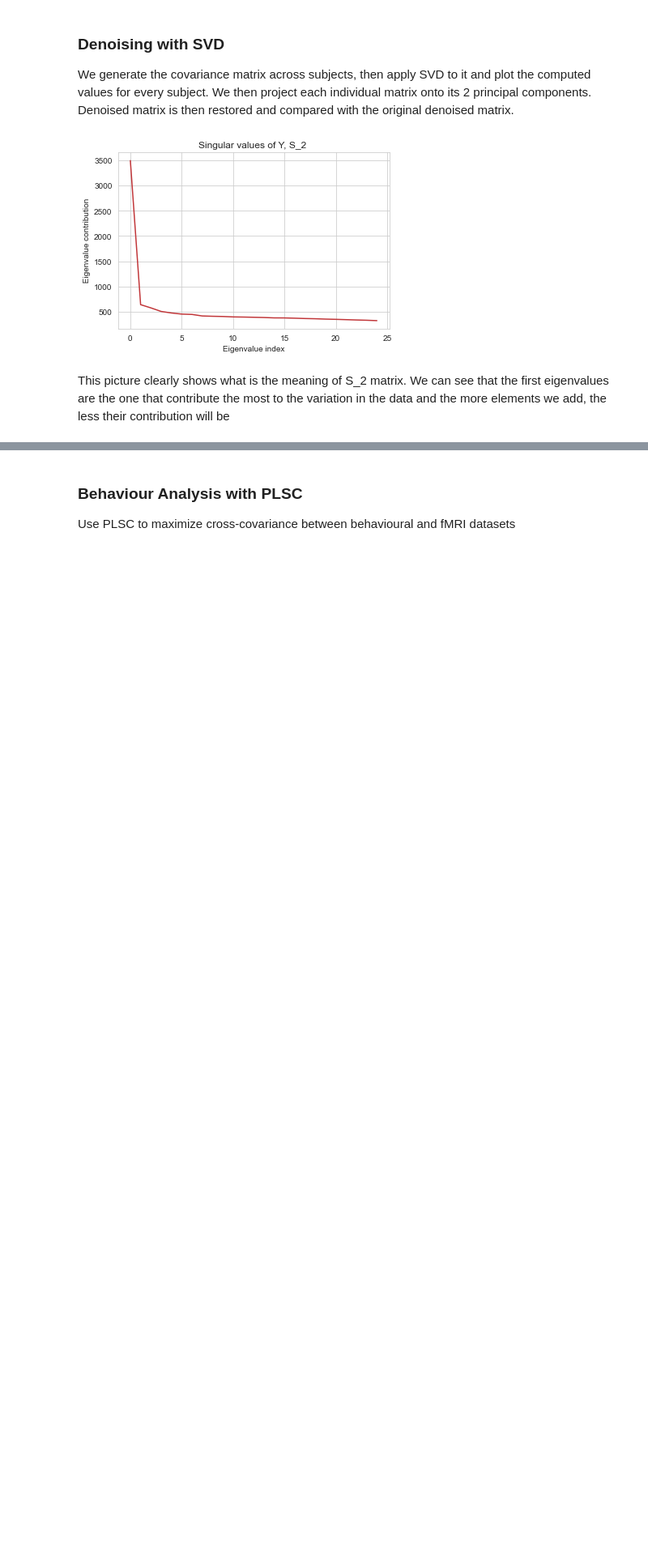
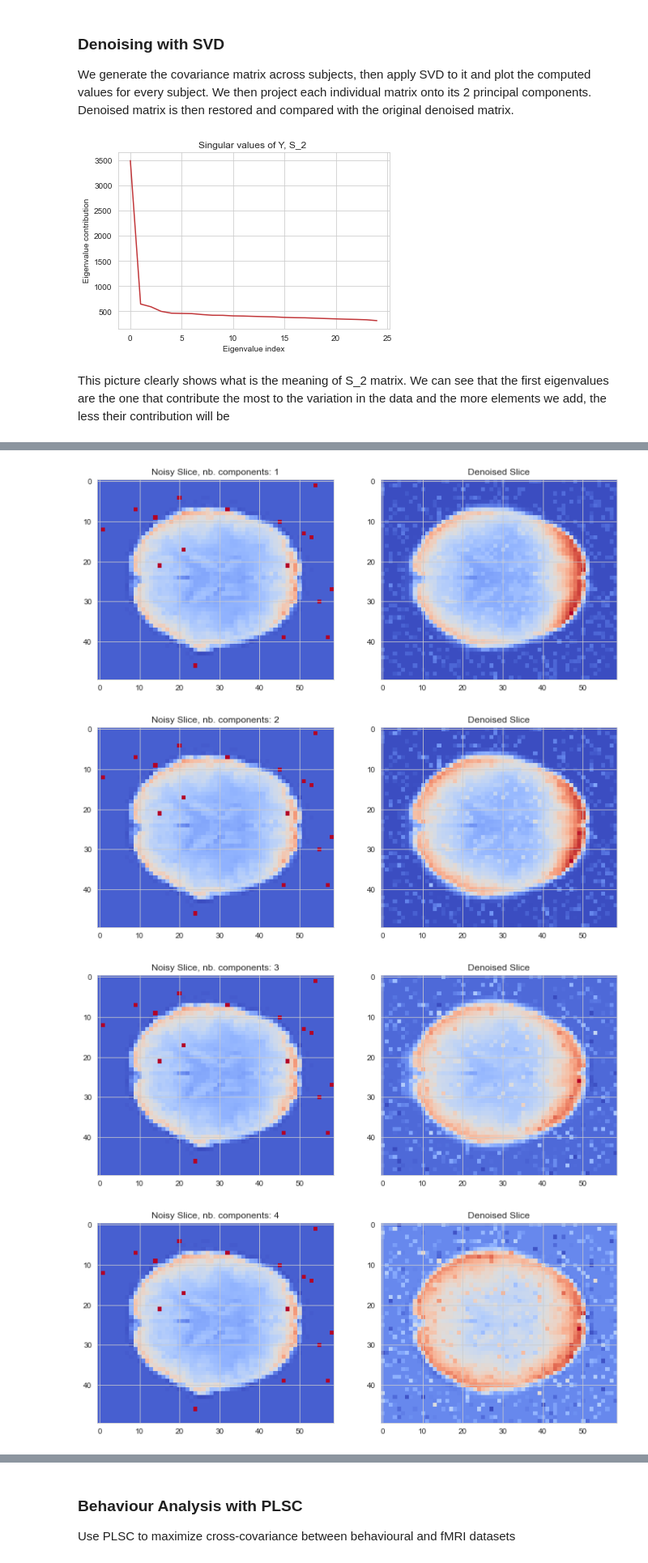
Before and after one commit to ludekcizinsky/fMRI-dimensionality-reduction, a Jupyter notebook: run.ipynb, the cells around one changed output, grey strips where cells are left out. Shown at 81% size. Saved outputs shown, nothing was run; the diff lists cells and outputs as text; code cells hidden in the pictures; blank space fills up the shorter version.

Commit message:
added interpretations and some plot

```diff
--- a/run.ipynb
+++ b/run.ipynb
@@ -292,0 +293,30 @@ plt.show()
+# %%
+# Pick the 2 principal components from SVD
+n_components = [1,2,3,4,5]
+for n in n_components:
+    princ_comp = U[:,:n]                #stores the selected principal components (columns) from the U matrix obtained through SVD
+
+    #The idea is that these components represent the directions in the feature space with the most variance.
+    # Project the noisy image data onto the selected principal components by performing matrix multiplication. It is the noisy image in the space defined by these principal components.
+    space_vectors = np.dot(princ_comp.T, noisy_arrays.T)      #U.T *Y_tilda
+    denoised_arrays = np.dot(princ_comp, space_vectors)     #Y_tilda = U * A.T
+
+    #reshapes the denoised data into the original spatial dimensions, so it can be compared to the original noisy image.
+    denoised_matrix = np.reshape(denoised_arrays[subj_i, :], [50,59])
+    #The result is an approximation of the original data but reduced in dimensionality due to the number of principal components used
+    # Visualize it
+    plt.figure(figsize=(12, 6))
+    plt.subplot(1, 2, 1)
+    plt.imshow(noisy_mats[subj_i], cmap='coolwarm')
+    plt.title(f'Noisy Slice, nb. components: {n}')
+
+    plt.subplot(1, 2, 2)
+    plt.imshow(denoised_matrix, cmap='coolwarm')
+    plt.title('Denoised Slice')
+
+    plt.show()
+# %% [output]
+[figure, added]
+[figure, added]
+[figure, added]
+[figure, added]
```
Also changed, not shown: parts of 18 cells of this notebook.
